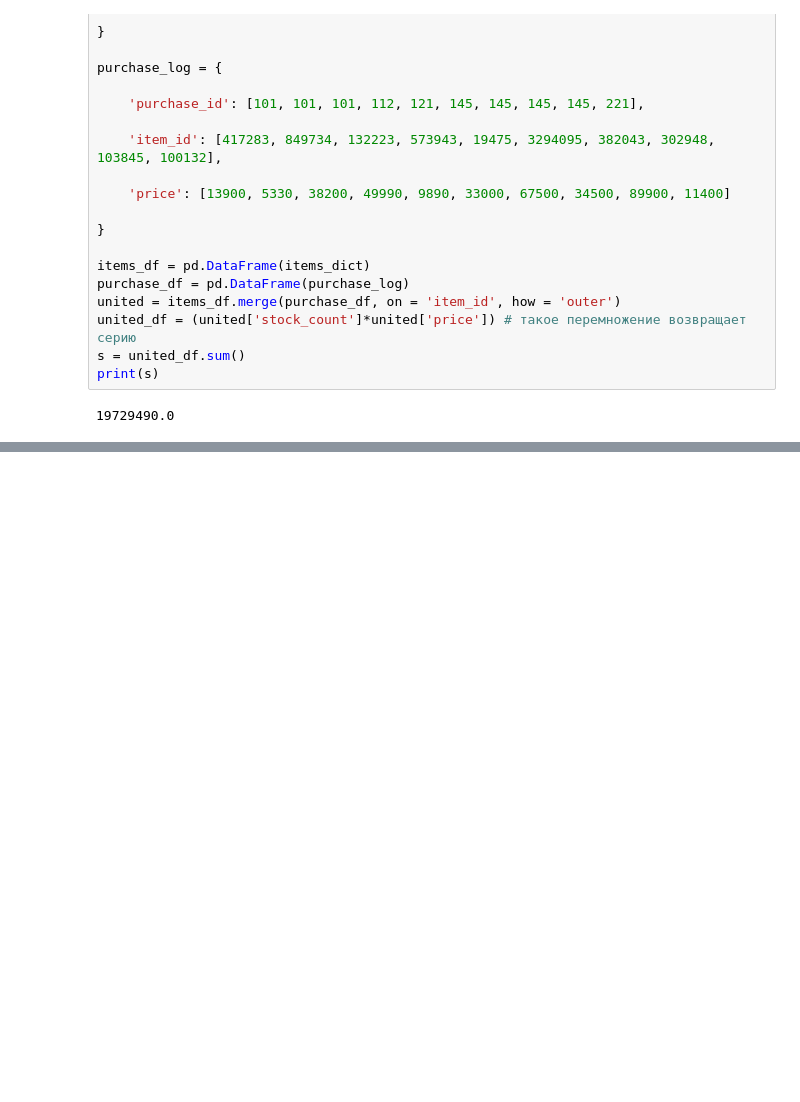
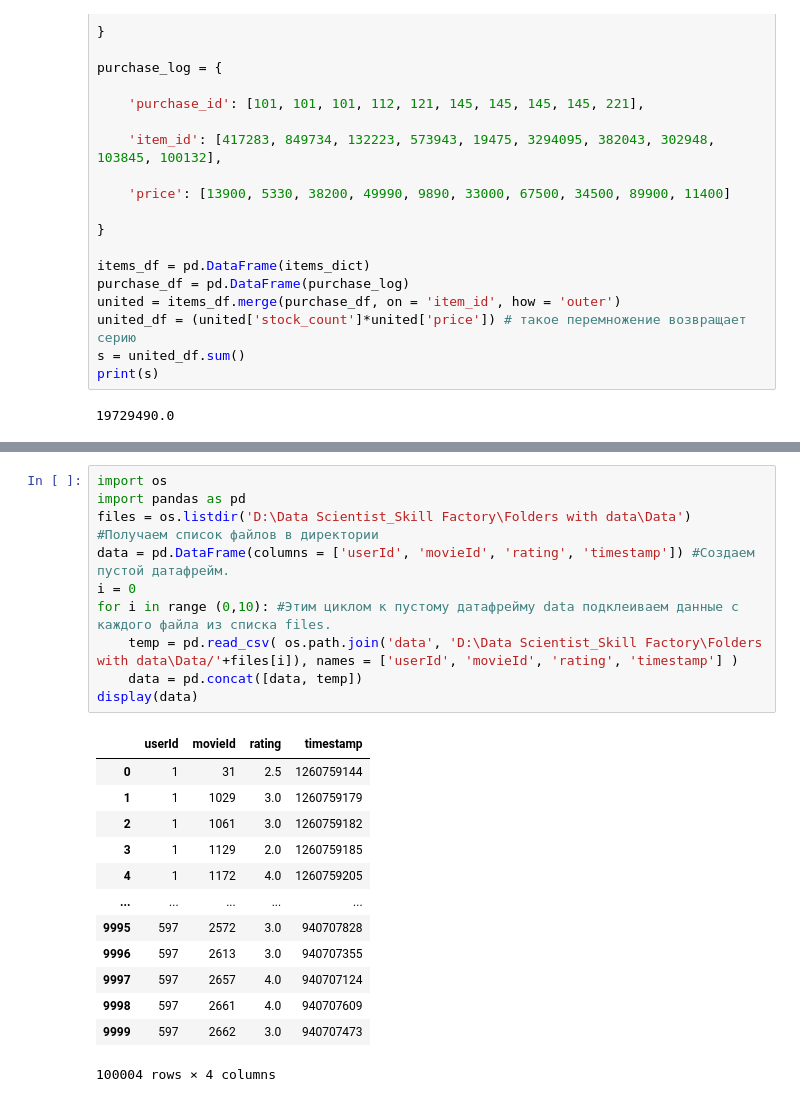
Before and after one commit to Vsevolod1981/Vsevolod2, a Jupyter notebook: Unit_1/Unit_1.ipynb, the cells around one changed output, grey strips where cells are left out. Drawn from its saved outputs; the diff is of its cells as text; blank space fills up the shorter version.

```diff
--- a/Unit_1/Unit_1.ipynb
+++ b/Unit_1/Unit_1.ipynb
@@ -852,0 +872,24 @@ print(s)
+# %%
+import os
+import pandas as pd
+files = os.listdir('D:\Data Scientist_Skill Factory\Folders with data\Data') #Получаем список файлов в директории
+data = pd.DataFrame(columns = ['userId', 'movieId', 'rating', 'timestamp']) #Создаем пустой датафрейм.
+i = 0
+for i in range (0,10): #Этим циклом к пустому датафрейму data подклеиваем данные с каждого файла из списка files.
+    temp = pd.read_csv( os.path.join('data', 'D:\Data Scientist_Skill Factory\Folders with data\Data/'+files[i]), names = ['userId', 'movieId', 'rating', 'timestamp'] )
+    data = pd.concat([data, temp])
+display(data)
+# %% [output]
+|  | userId | movieId | rating | timestamp |
+| 0 | 1 | 31 | 2.5 | 1260759144 |
+| 1 | 1 | 1029 | 3.0 | 1260759179 |
+| 2 | 1 | 1061 | 3.0 | 1260759182 |
+| 3 | 1 | 1129 | 2.0 | 1260759185 |
+| 4 | 1 | 1172 | 4.0 | 1260759205 |
+| ... | ... | ... | ... | ... |
+| 9995 | 597 | 2572 | 3.0 | 940707828 |
+| 9996 | 597 | 2613 | 3.0 | 940707355 |
+| 9997 | 597 | 2657 | 4.0 | 940707124 |
+| 9998 | 597 | 2661 | 4.0 | 940707609 |
+| 9999 | 597 | 2662 | 3.0 | 940707473 |
+100004 rows × 4 columns
```
Also changed, not shown: parts of 50 cells of this notebook.
